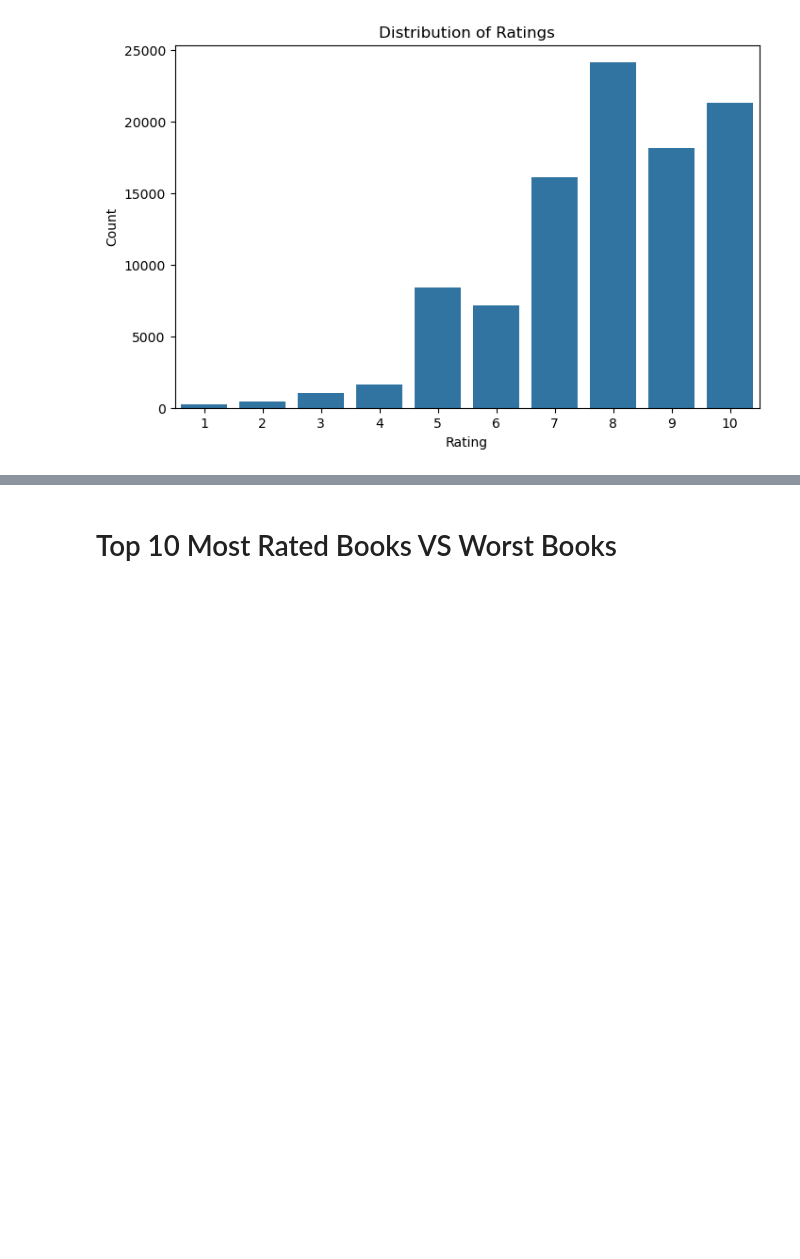
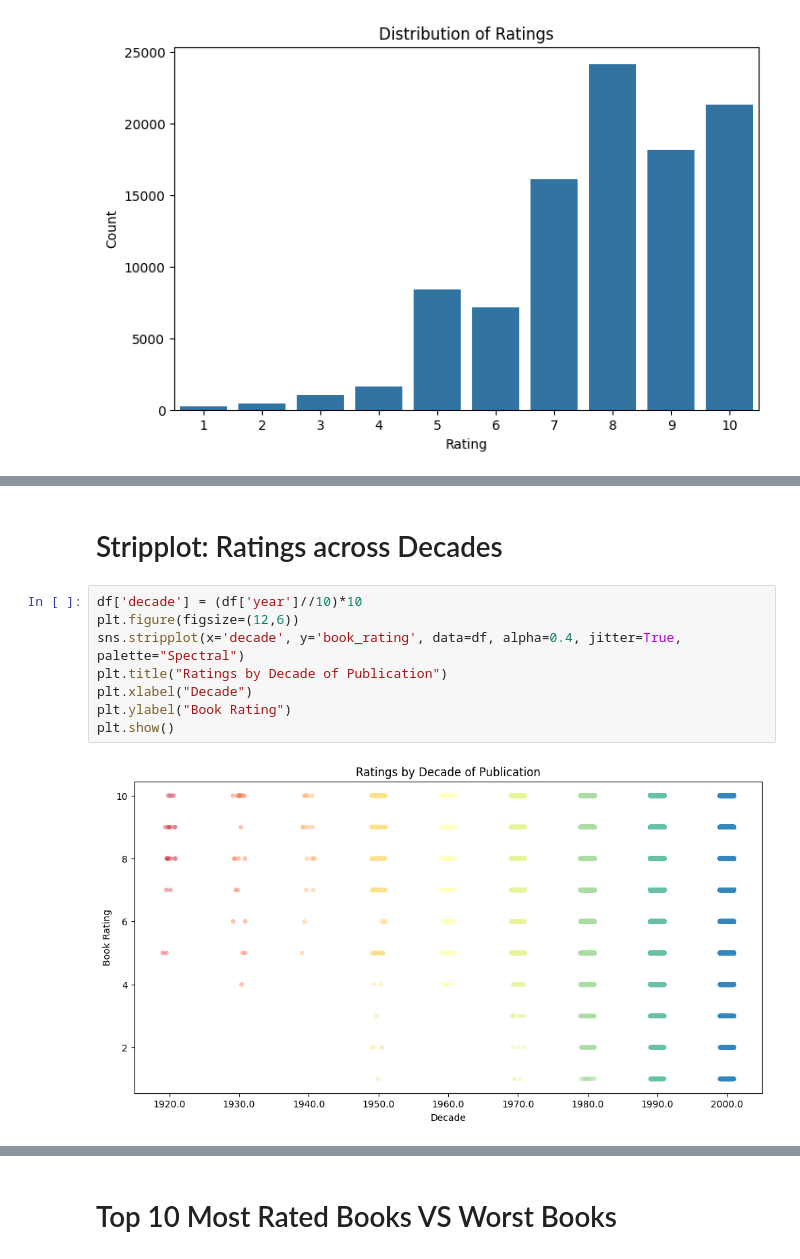
Before and after one commit to AhmedMagdi2003/GTC-Book-Recommendation-System, a Jupyter notebook: Notebooks/02_EDA.ipynb, the cells around one changed output, grey strips where cells are left out. Drawn from its saved outputs; the diff is of its cells as text; blank space fills up the shorter version.

```diff
--- a/Notebooks/02_EDA.ipynb
+++ b/Notebooks/02_EDA.ipynb
@@ -78,0 +112,12 @@ plt.show()
+# %% [markdown]
+# Stripplot: Ratings across Decades
+# %%
+df['decade'] = (df['year']//10)*10
+plt.figure(figsize=(12,6))
+sns.stripplot(x='decade', y='book_rating', data=df, alpha=0.4, jitter=True, palette="Spectral")
+plt.title("Ratings by Decade of Publication")
+plt.xlabel("Decade")
+plt.ylabel("Book Rating")
+plt.show()
+# %% [output]
+[figure, added]
```
Also changed, not shown: parts of 15 cells of this notebook.
